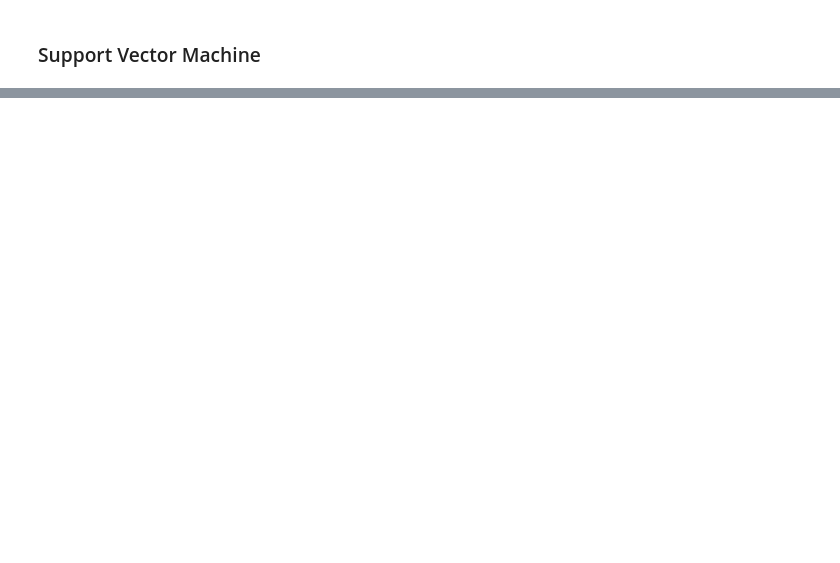
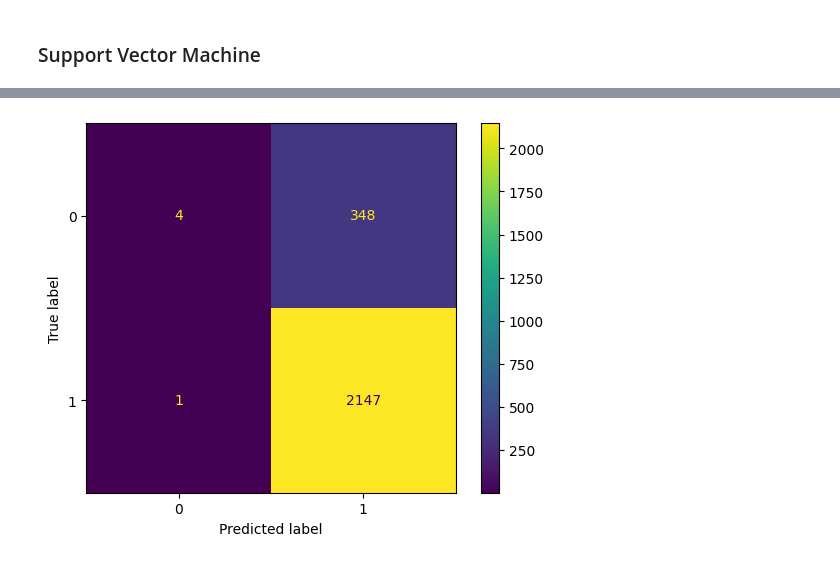
Before and after one commit to skeerti2/Amazon-Product-Review-Recommendation-System, a Jupyter notebook: furniture-data-analysis.ipynb, the cells around one changed output, grey strips where cells are left out. Saved outputs shown, nothing was run; the diff lists cells and outputs as text; code cells hidden in the pictures; blank space fills up the shorter version.

```diff
--- a/furniture-data-analysis.ipynb
+++ b/furniture-data-analysis.ipynb
@@ -262,0 +250,4 @@ plt.show()
+# %%
+df['x_vector_tfidf'] = x.toarray().tolist()
+print(df['x_vector_tfidf'])
+print(df['x_vector_tfidf'].shape)
@@ -262,0 +268,14 @@ plt.show()
+# %%
+from sklearn.model_selection import train_test_split
+train_svm, test_svm = train_test_split(df, test_size=0.25)
+
+x_train = train_svm['x_vector_tfidf']
+y_train = train_svm['review_ground_truth']
+#print(x_train)
+
+x_test = test_svm['x_vector_tfidf']
+y_test = test_svm['review_ground_truth']
+# %%
+np_x_train = np.array(list(x_train.to_numpy()))
+np_x_test = np.array(list(x_test.to_numpy()))
+print(np_x_train.shape, np_x_test.shape)
@@ -262,0 +284,4 @@ plt.show()
+# %%
+clf = svm.SVC()
+clf.fit(np_x_train, y_train)
+y_pred_svc_tfidf = clf.predict(np_x_test)
@@ -262,0 +306,9 @@ plt.show()
+# %%
+from sklearn.metrics import confusion_matrix, ConfusionMatrixDisplay
+import matplotlib.pyplot as plt
+cm = confusion_matrix(y_test, y_pred_svc_tfidf, labels=clf.classes_)
+disp = ConfusionMatrixDisplay(confusion_matrix=cm,display_labels=clf.classes_)
+disp.plot()
+plt.show()
+# %% [output]
+[figure, added]
```
Also changed, not shown: parts of 32 cells of this notebook.
